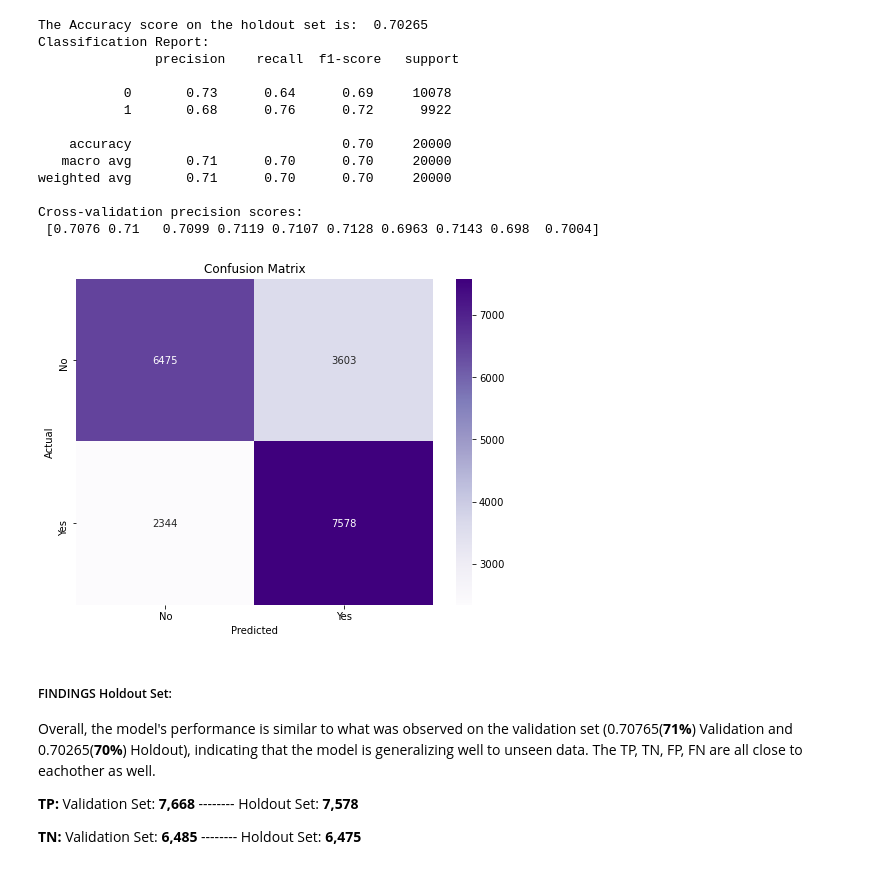
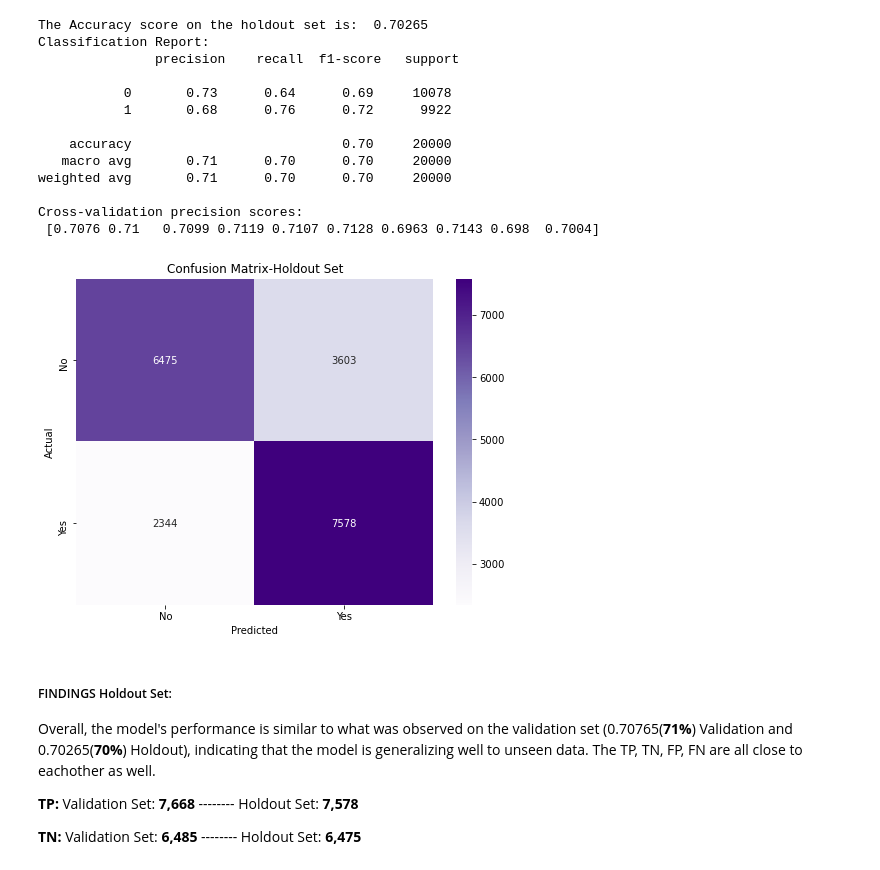
Before and after one commit to Lotus-baumgarner/Will-They-Seek-Treatment, a Jupyter notebook: Models-Conclusions.ipynb, the cells around one changed output. Saved outputs shown, nothing was run; the diff lists cells and outputs as text; code cells hidden in the pictures.

```diff
--- a/Models-Conclusions.ipynb
+++ b/Models-Conclusions.ipynb
@@ -298,20 +301,22 @@ Cross-validation precision scores:
 # %%
 # Created the confusion matrix for visualization
 cm_holdout1 = confusion_matrix(y_holdout, y_holdout_pred1, labels=logreg_pipeline.named_steps['model'].classes_)
 
 plt.figure(figsize=(8, 6))
 sns.heatmap(cm_holdout1, annot=True, fmt='d', cmap='Purples')
 
 plt.xlabel('Predicted')
 plt.ylabel('Actual')
-plt.title('Confusion Matrix')
+plt.title('Confusion Matrix-Holdout Set')
 
 plt.xticks(ticks=[0.5, 1.5], labels=['No', 'Yes'])
 plt.yticks(ticks=[0.5, 1.5], labels=['No', 'Yes'])
 
+plt.savefig('cmHoldout1_LogReg.png', dpi=300, bbox_inches='tight')
+
 plt.show()
 # %% [output]
-[figure, old version]
+[figure, new version]
 # %% [markdown]
 ##### FINDINGS Holdout Set:
 Overall, the model's performance is similar to what was observed on the validation set (0.70765(__71%__) Validation and 0.70265(__70%__) Holdout), indicating that the model is generalizing well to unseen data. The TP, TN, FP, FN are all close to eachother as well.
```
Also changed, not shown: parts of 14 cells of this notebook, 4 other files.
